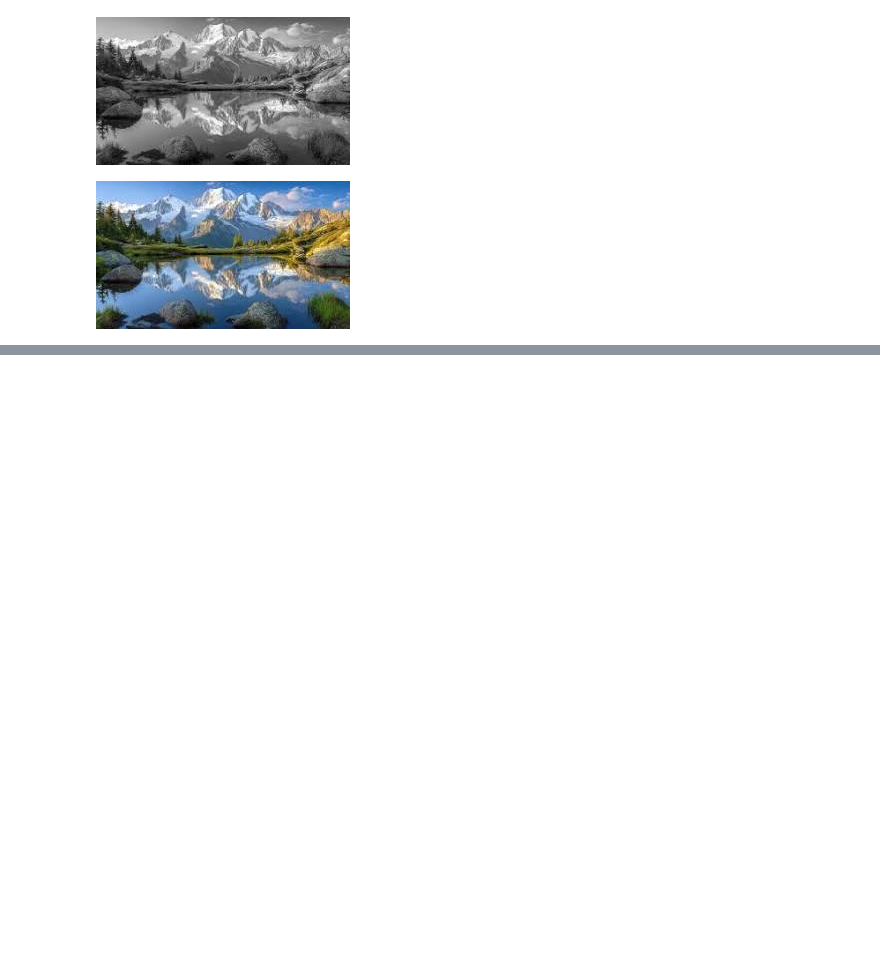
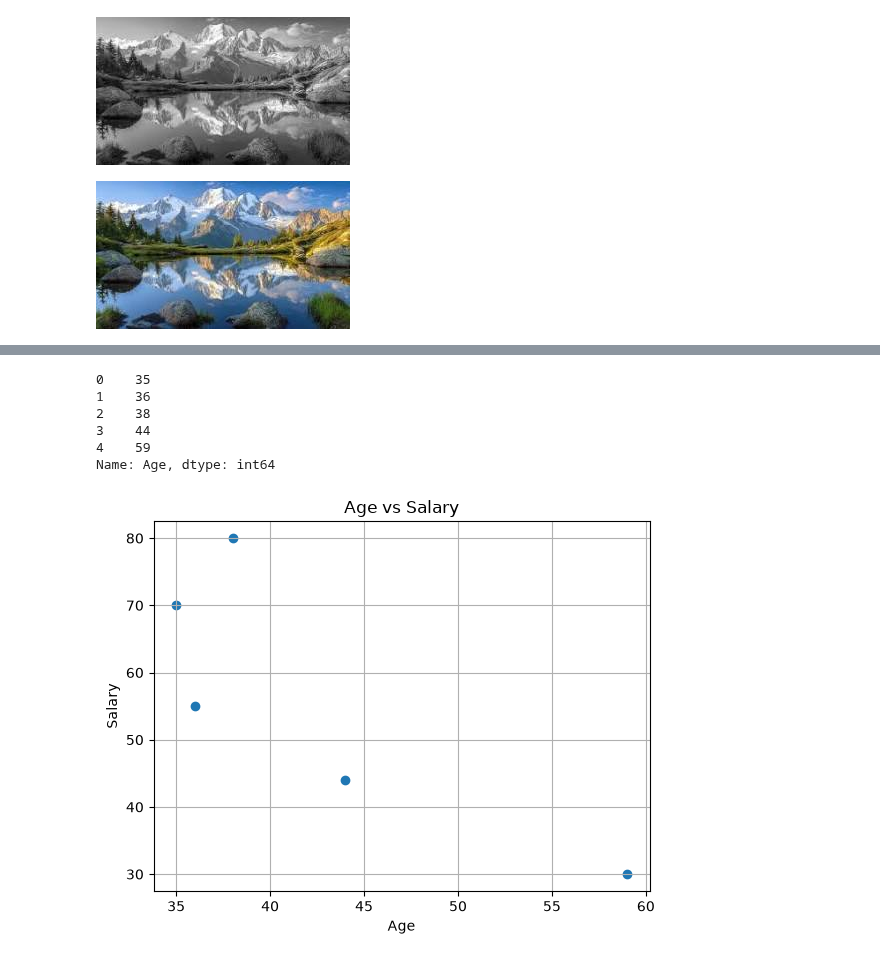
Before and after one commit to hemraj2613/Python-with-Data-Science, a Jupyter notebook: day22.ipynb, the cells around one changed output, grey strips where cells are left out. Cells and saved outputs as stored; diff of their text form; code cells hidden in the pictures; blank space fills up the shorter version.

```diff
--- a/day22.ipynb
+++ b/day22.ipynb
@@ -227,0 +259,6 @@ image.convert("RGB")
+# %%
+data = pd.DataFrame({
+    "Age":[35,36,38,44,59],
+    "Salary":[70,55,80,44,30],
+    "Location":["Banesor","Kalanki","Putalisadak","Tinkune","Kotesor"]
+})
@@ -227,0 +274,18 @@ image.convert("RGB")
+# %%
+data['Age']
+# %% [output]
+0    35
+1    36
+2    38
+3    44
+4    59
+Name: Age, dtype: int64
+# %%
+pl.title("Age vs Salary")
+pl.xlabel("Age")
+pl.ylabel("Salary")
+pl.scatter(data["Age"], data["Salary"])
+pl.grid()
+pl.show()
+# %% [output]
+[figure, added]
```
Also changed, not shown: parts of 14 cells of this notebook.
